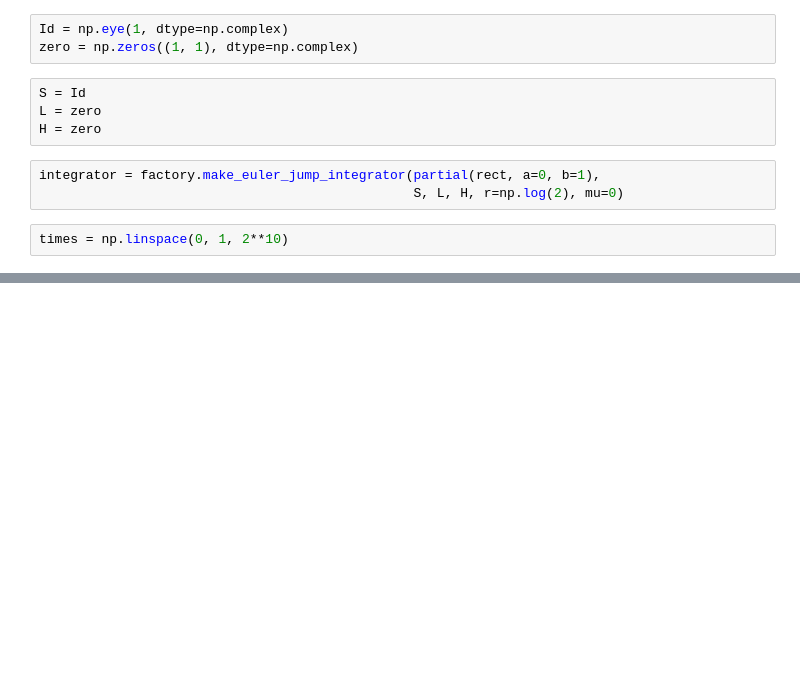
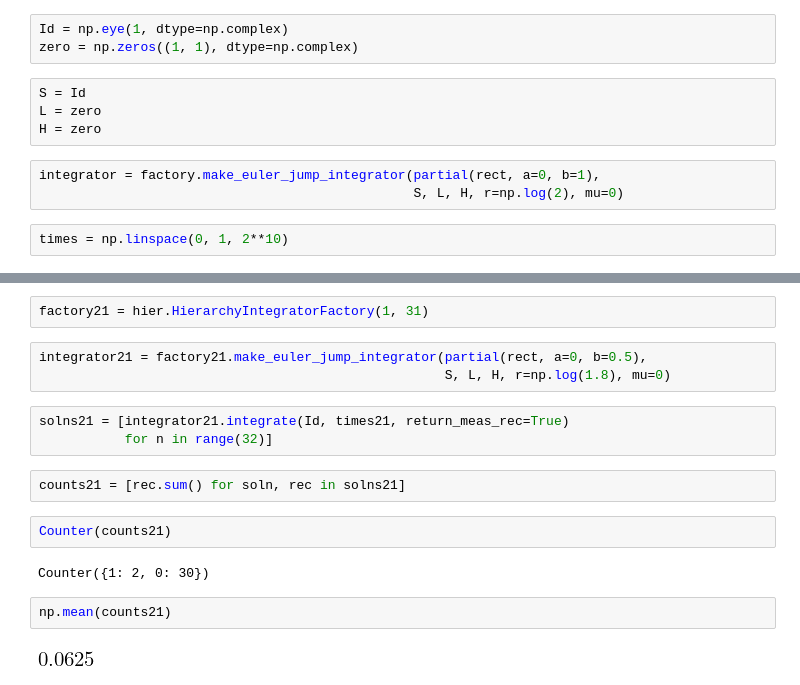
Before and after one commit to CQuIC/pysme, a Jupyter notebook: notebooks/wavepacket-photon-counting.ipynb, the cells around one changed output, grey strips where cells are left out. Cells and saved outputs as stored; diff of their text form; blank space fills up the shorter version.

```diff
--- a/notebooks/wavepacket-photon-counting.ipynb
+++ b/notebooks/wavepacket-photon-counting.ipynb
@@ -64,0 +98,18 @@ soln[1].sum()
+# %%
+factory21 = hier.HierarchyIntegratorFactory(1, 31)
+# %%
+integrator21 = factory21.make_euler_jump_integrator(partial(rect, a=0, b=0.5),
+                                                    S, L, H, r=np.log(1.8), mu=0)
+# %%
+solns21 = [integrator21.integrate(Id, times21, return_meas_rec=True)
+           for n in range(32)]
+# %%
+counts21 = [rec.sum() for soln, rec in solns21]
+# %%
+Counter(counts21)
+# %% [output]
+Counter({1: 2, 0: 30})
+# %%
+np.mean(counts21)
+# %% [output]
+[figure, added]
```
Also changed, not shown: parts of 33 cells of this notebook.
